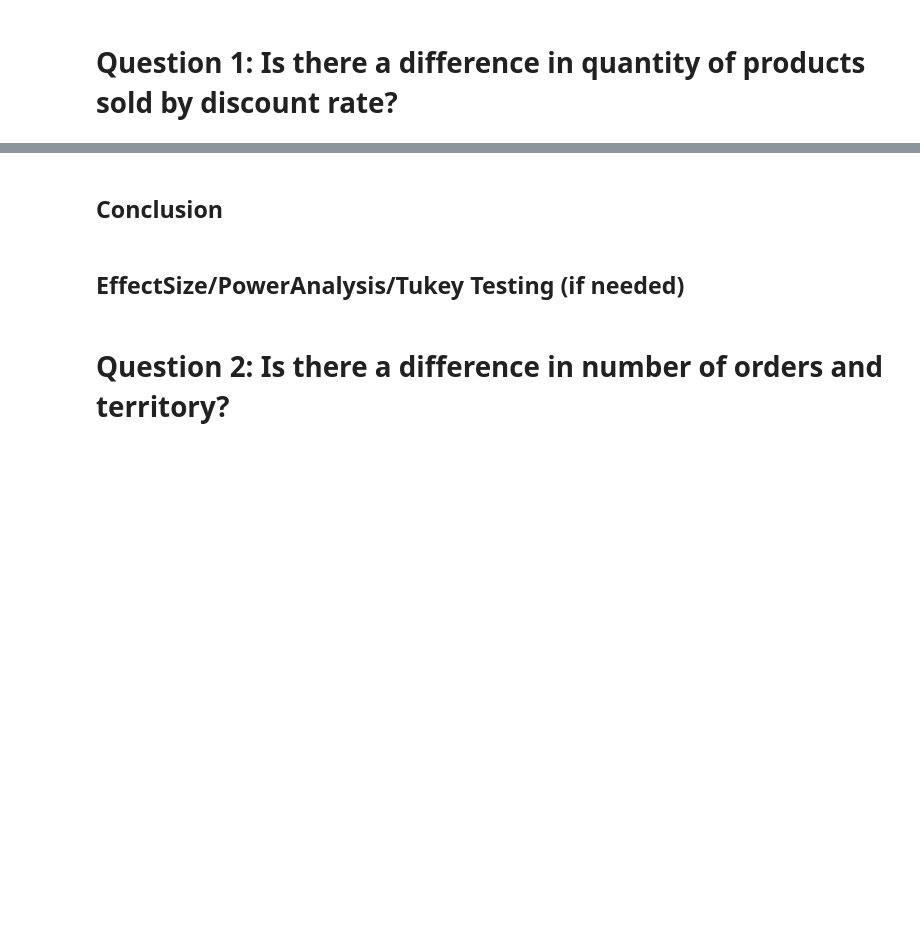
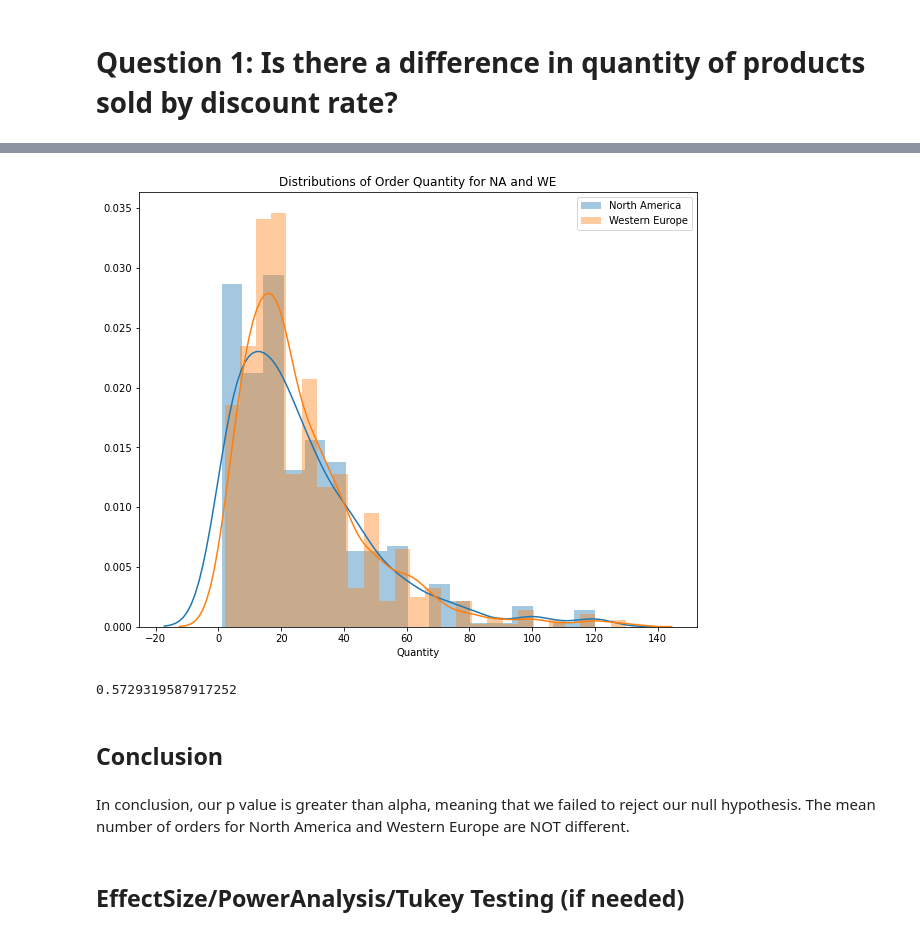
Before and after one commit to tiaplagata/dsc-case-study-hypothesis-testing, a Jupyter notebook: notebooks/student.ipynb, the cells around one changed output, grey strips where cells are left out. Drawn from its saved outputs; the diff is of its cells as text; code cells hidden in the pictures; blank space fills up the shorter version.

```diff
--- a/notebooks/student.ipynb
+++ b/notebooks/student.ipynb
@@ -69,0 +395,5 @@ HA:
+# %%
+mean = df.groupby(by='ShipRegion').mean()
+print(mean)
+df_na = df.loc[df['ShipRegion'] == 'North America']
+df_we = df.loc[df['ShipRegion'] == 'Western Europe']
@@ -70,6 +431,21 @@ HA:
+# %%
+fig = plt.figure(figsize=(10,8))
+sns.distplot(df_na['Quantity'], label='North America')
+sns.distplot(df_we['Quantity'], label='Western Europe')
+plt.title('Distributions of Order Quantity for NA and WE')
+plt.legend()
+plt.show()
+# %% [output]
+[figure, added]
+# %%
+
+p = p_value(df_na['Quantity'], df_we['Quantity'], two_sided=True)
+p
+# %% [output]
+0.5729319587917252
 # %% [markdown]
 ## Conclusion
+# %% [markdown]
+In conclusion, our p value is greater than alpha, meaning that we failed to reject our null hypothesis. The mean number of orders for North America and Western Europe are NOT different.
 # %% [markdown]
 ## EffectSize/PowerAnalysis/Tukey Testing (if needed)
-# %% [markdown]
-# Question 2: Is there a difference in number of orders and territory?
```
Also changed, not shown: parts of 64 cells of this notebook, 1 other file.
